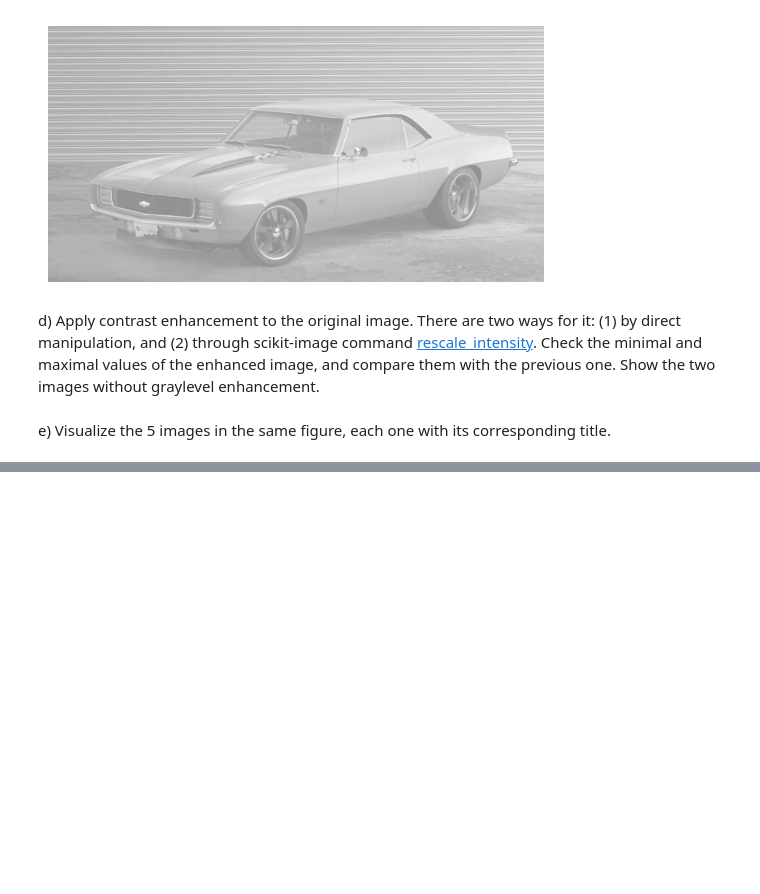
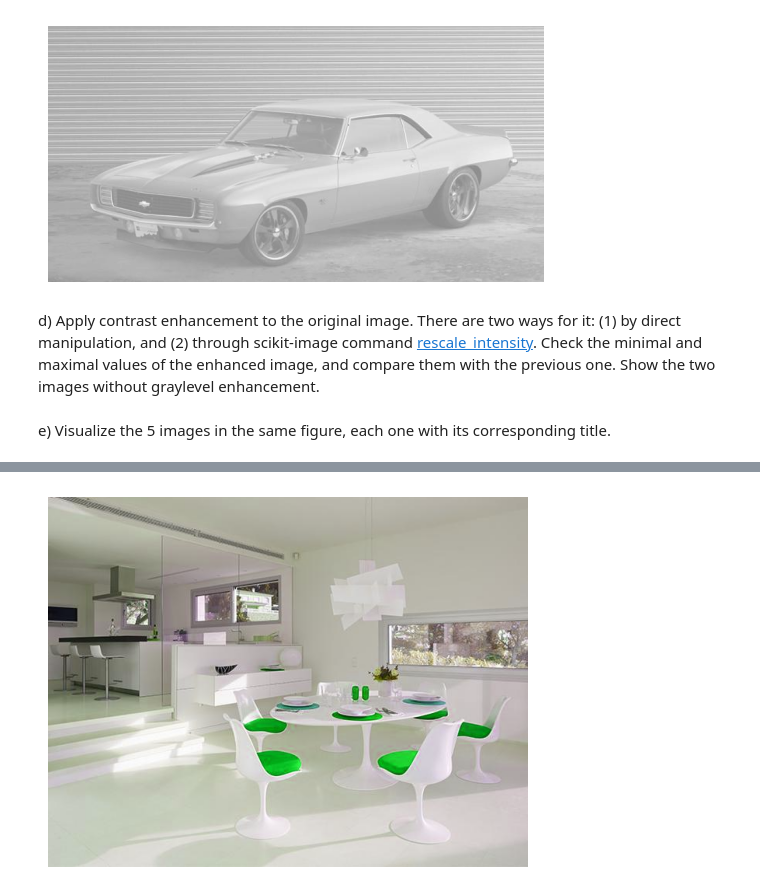
Before and after one commit to junjielyu13/Junior-Fall-Missions, a Jupyter notebook: VisioAI/Practica/Practica1/p1-20220914/p1_2022_23_Junjie.ipynb, the cells around one changed output, grey strips where cells are left out. Cells and saved outputs as stored; diff of their text form; code cells hidden in the pictures; blank space fills up the shorter version.

```diff
--- a/VisioAI/Practica/Practica1/p1-20220914/p1_2022_23_Junjie.ipynb
+++ b/VisioAI/Practica/Practica1/p1-20220914/p1_2022_23_Junjie.ipynb
@@ -346,3 +379,15 @@ b) Construct and visualize a new image, changing the red and green channels each
+# %%
+#Your solution
+
+new_image_sillas = image_sillas.copy()
+new_image_sillas[:,:,0] = image_sillas[:,:,1]
+new_image_sillas[:,:,1] = image_sillas[:,:,0]
+
+plt.imshow(new_image_sillas)
+plt.axis('off')
+plt.show()
+# %% [output]
+[figure, added]
 # %% [markdown]
 ### 1.6 Masks and logical image manipulation
 
```
Also changed, not shown: parts of 6 cells of this notebook.
